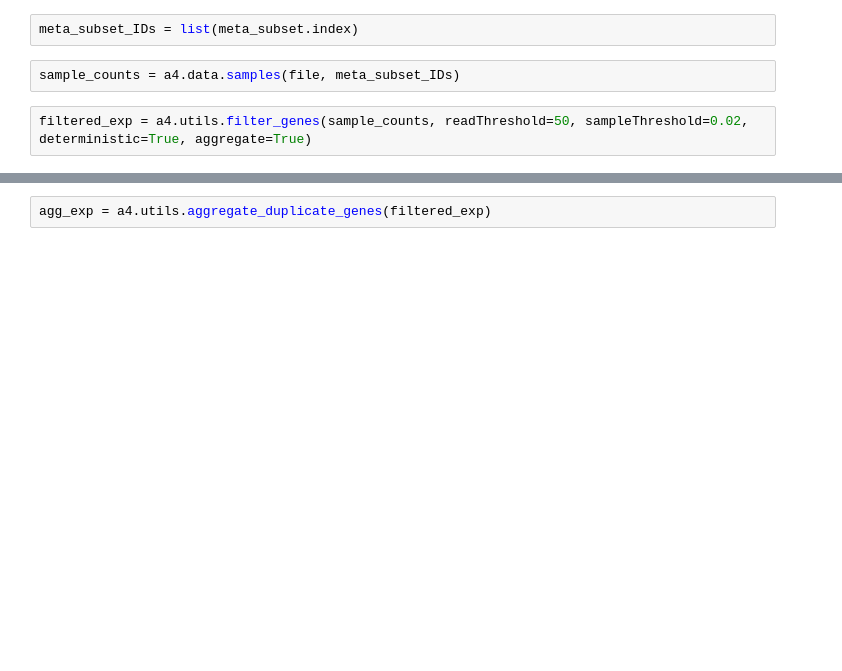
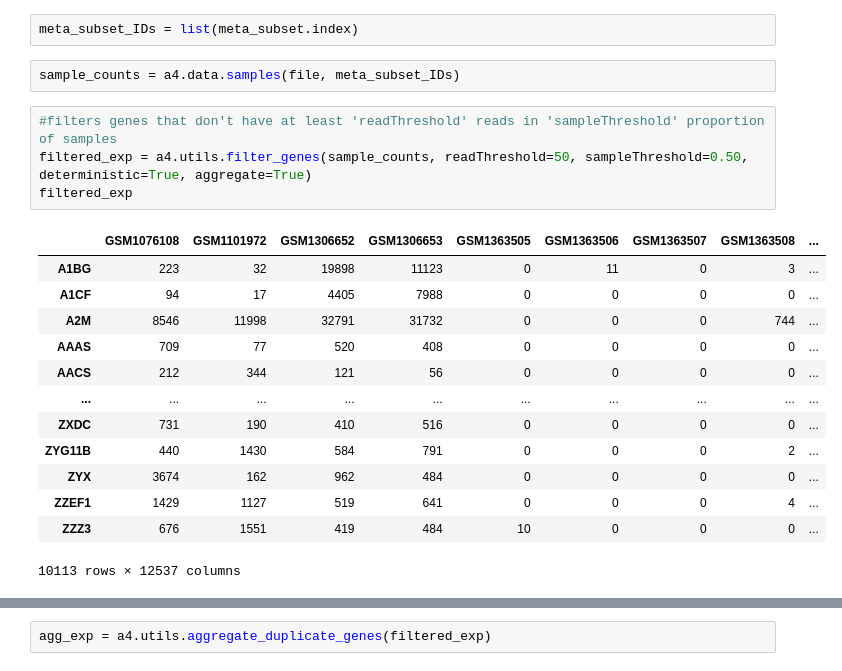
Before and after one commit to Alexander-Broadley/Zhang_lab_rotation, a Jupyter notebook: arch4s_data_processing/data_processing.ipynb, the cells around one changed output, grey strips where cells are left out. Drawn from its saved outputs; the diff is of its cells as text; blank space fills up the shorter version.

```diff
--- a/arch4s_data_processing/data_processing.ipynb
+++ b/arch4s_data_processing/data_processing.ipynb
@@ -36,4 +21,20 @@ meta_subset_IDs = list(meta_subset.index)
 # %%
 sample_counts = a4.data.samples(file, meta_subset_IDs)
 # %%
-filtered_exp = a4.utils.filter_genes(sample_counts, readThreshold=50, sampleThreshold=0.02, deterministic=True, aggregate=True)
+#filters genes that don't have at least 'readThreshold' reads in 'sampleThreshold' proportion of samples
+filtered_exp = a4.utils.filter_genes(sample_counts, readThreshold=50, sampleThreshold=0.50, deterministic=True, aggregate=True)
+filtered_exp
+# %% [output]
+|  | GSM1076108 | GSM1101972 | GSM1306652 | GSM1306653 | GSM1363505 | GSM1363506 | GSM1363507 | GSM1363508 | ... |
+| A1BG | 223 | 32 | 19898 | 11123 | 0 | 11 | 0 | 3 | ... |
+| A1CF | 94 | 17 | 4405 | 7988 | 0 | 0 | 0 | 0 | ... |
+| A2M | 8546 | 11998 | 32791 | 31732 | 0 | 0 | 0 | 744 | ... |
+| AAAS | 709 | 77 | 520 | 408 | 0 | 0 | 0 | 0 | ... |
+| AACS | 212 | 344 | 121 | 56 | 0 | 0 | 0 | 0 | ... |
+| ... | ... | ... | ... | ... | ... | ... | ... | ... | ... |
+| ZXDC | 731 | 190 | 410 | 516 | 0 | 0 | 0 | 0 | ... |
+| ZYG11B | 440 | 1430 | 584 | 791 | 0 | 0 | 0 | 2 | ... |
+| ZYX | 3674 | 162 | 962 | 484 | 0 | 0 | 0 | 0 | ... |
+| ZZEF1 | 1429 | 1127 | 519 | 641 | 0 | 0 | 0 | 4 | ... |
+| ZZZ3 | 676 | 1551 | 419 | 484 | 10 | 0 | 0 | 0 | ... |
+10113 rows × 12537 columns
```
Also changed, not shown: parts of 11 cells of this notebook, 6 other files.
